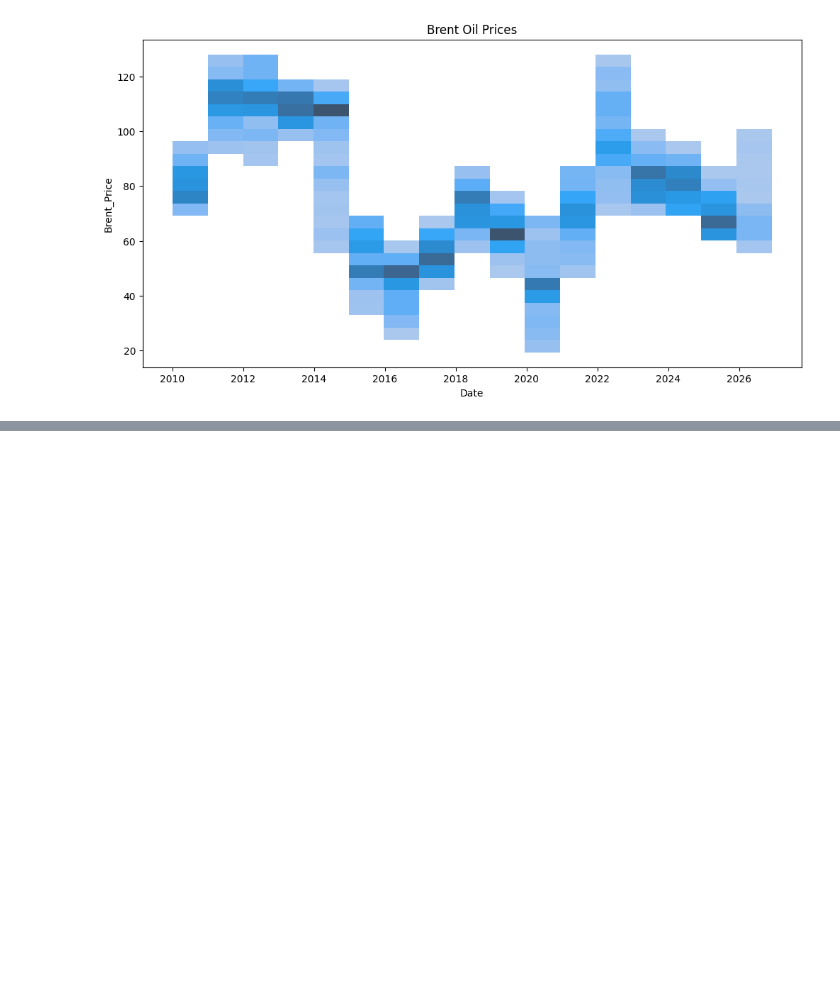
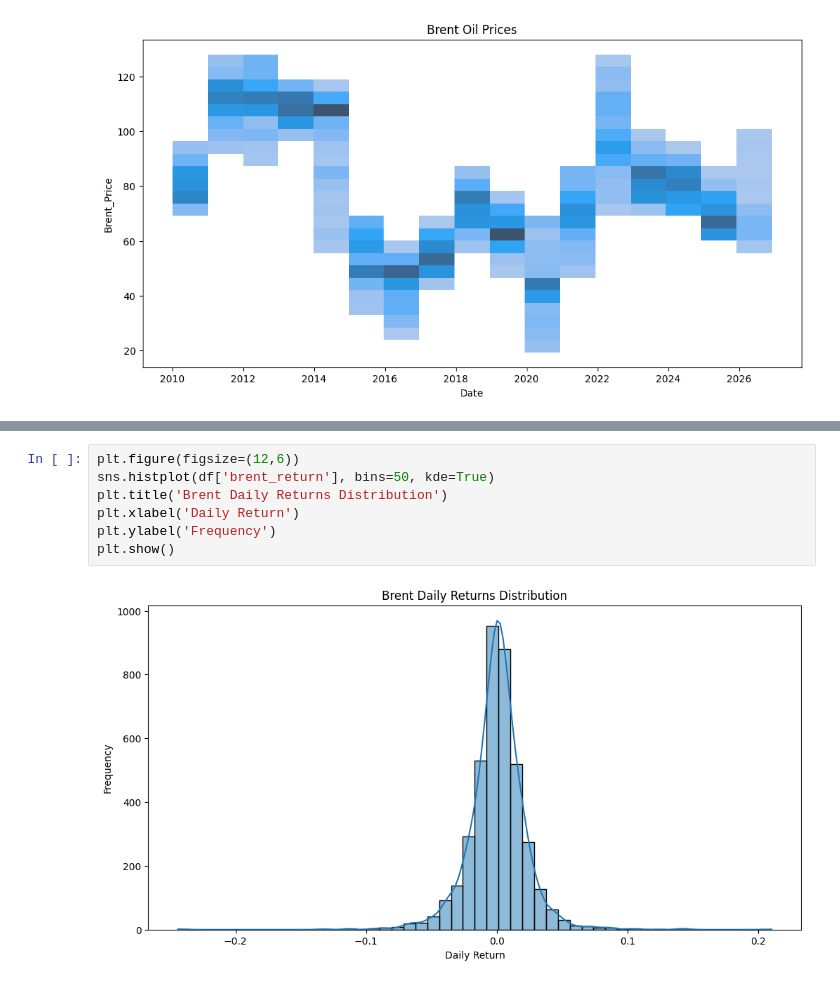
Before and after one commit to RAHEEL-HASSAN-WORK/Oil_Geopolitics_Analysis, a Jupyter notebook: Oil_Geopolitics.ipynb, the cells around one changed output, grey strips where cells are left out. Drawn from its saved outputs; the diff is of its cells as text; blank space fills up the shorter version.

```diff
--- a/Oil_Geopolitics.ipynb
+++ b/Oil_Geopolitics.ipynb
@@ -184,0 +188,9 @@ plt.show()
+# %%
+plt.figure(figsize=(12,6))
+sns.histplot(df['brent_return'], bins=50, kde=True)
+plt.title('Brent Daily Returns Distribution')
+plt.xlabel('Daily Return')
+plt.ylabel('Frequency')
+plt.show()
+# %% [output]
+[figure, added]
```
Also changed, not shown: parts of 6 cells of this notebook.
